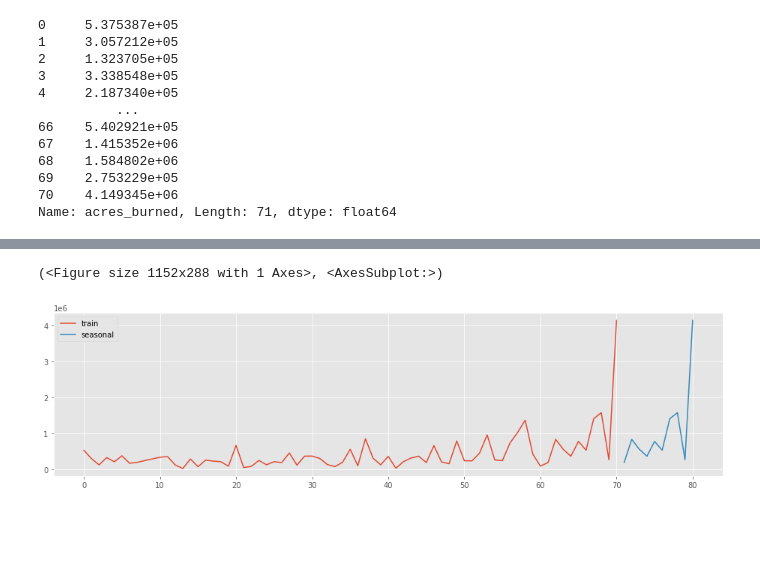
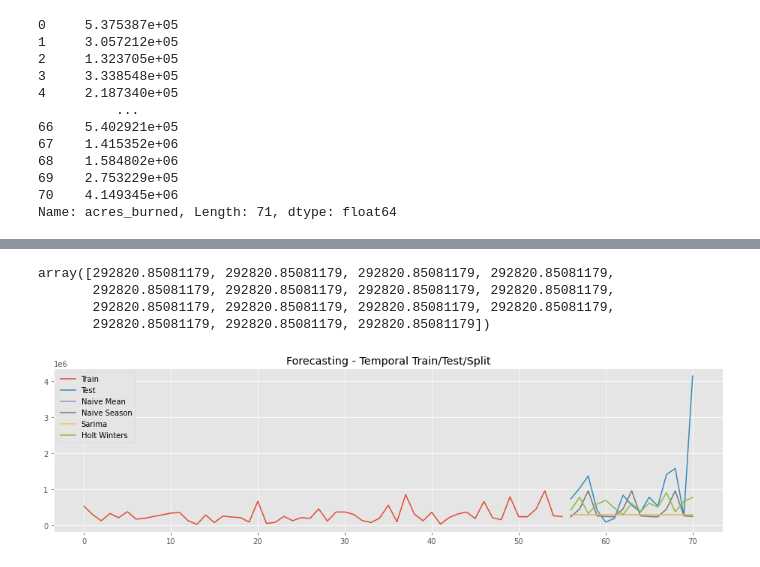
Before and after one commit to jefremides/Project_5, a Jupyter notebook: 04_models/claire_time_series_models.ipynb, the cells around one changed output, grey strips where cells are left out. Saved outputs shown, nothing was run; the diff lists cells and outputs as text; code cells hidden in the pictures; blank space fills up the shorter version.

```diff
--- a/04_models/claire_time_series_models.ipynb
+++ b/04_models/claire_time_series_models.ipynb
@@ -76,5 +88,5 @@ mean_absolute_error(y_test, y_preds_mean)
 # %%
-naive_model_season = NaiveForecaster(strategy='last', sp=10)
+naive_model_season = NaiveForecaster(strategy='last', sp=5)
 naive_model_season.fit(y_train)
 y_preds_season = naive_model_season.predict(list(range(1, len(y_test)+1)))
 mean_absolute_error(y_test, y_preds_season)
@@ -102,9 +130,17 @@ plot_ys(y_train, y_test, y_preds_mean, y_preds_season, y_preds_sarima, y_preds_h
+# %%
+y_preds_aa
+# %% [output]
+array([292820.85081179, 292820.85081179, 292820.85081179, 292820.85081179,
+       292820.85081179, 292820.85081179, 292820.85081179, 292820.85081179,
+       292820.85081179, 292820.85081179, 292820.85081179, 292820.85081179,
+       292820.85081179, 292820.85081179, 292820.85081179])
+# %%
+plot_ys(y_train, y_test, y_preds_mean, y_preds_season, y_preds_sarima, y_preds_hw,
+        labels=['Train', 'Test', 'Naive Mean', 'Naive Season', 'Sarima', 'Holt Winters']);
+plt.title('Forecasting - Temporal Train/Test/Split');
+# %% [output]
+[figure, added]
 # %%
 naive_model_season_ext = NaiveForecaster(strategy='last', sp=10)
 naive_model_season_ext.fit(y)
 y_preds_season_ext = naive_model_season_ext.predict(list(range(1, 11)))
-# %%
-plot_ys(y, y_preds_season_ext, labels = ['train', 'seasonal'])
-# %% [output]
-(<Figure size 1152x288 with 1 Axes>, <AxesSubplot:>)
-[figure, removed]
```
Also changed, not shown: parts of 21 cells of this notebook, 4 other files.
